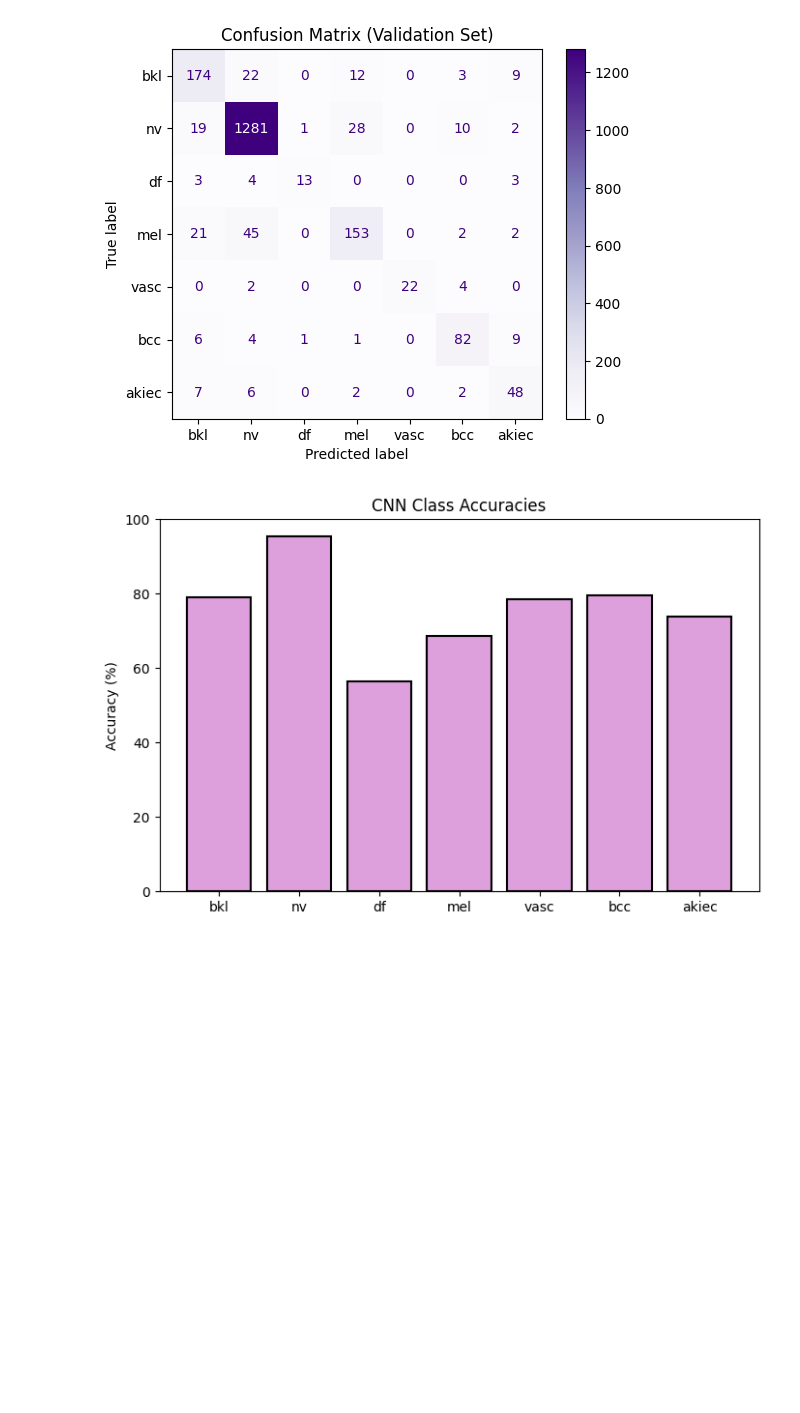
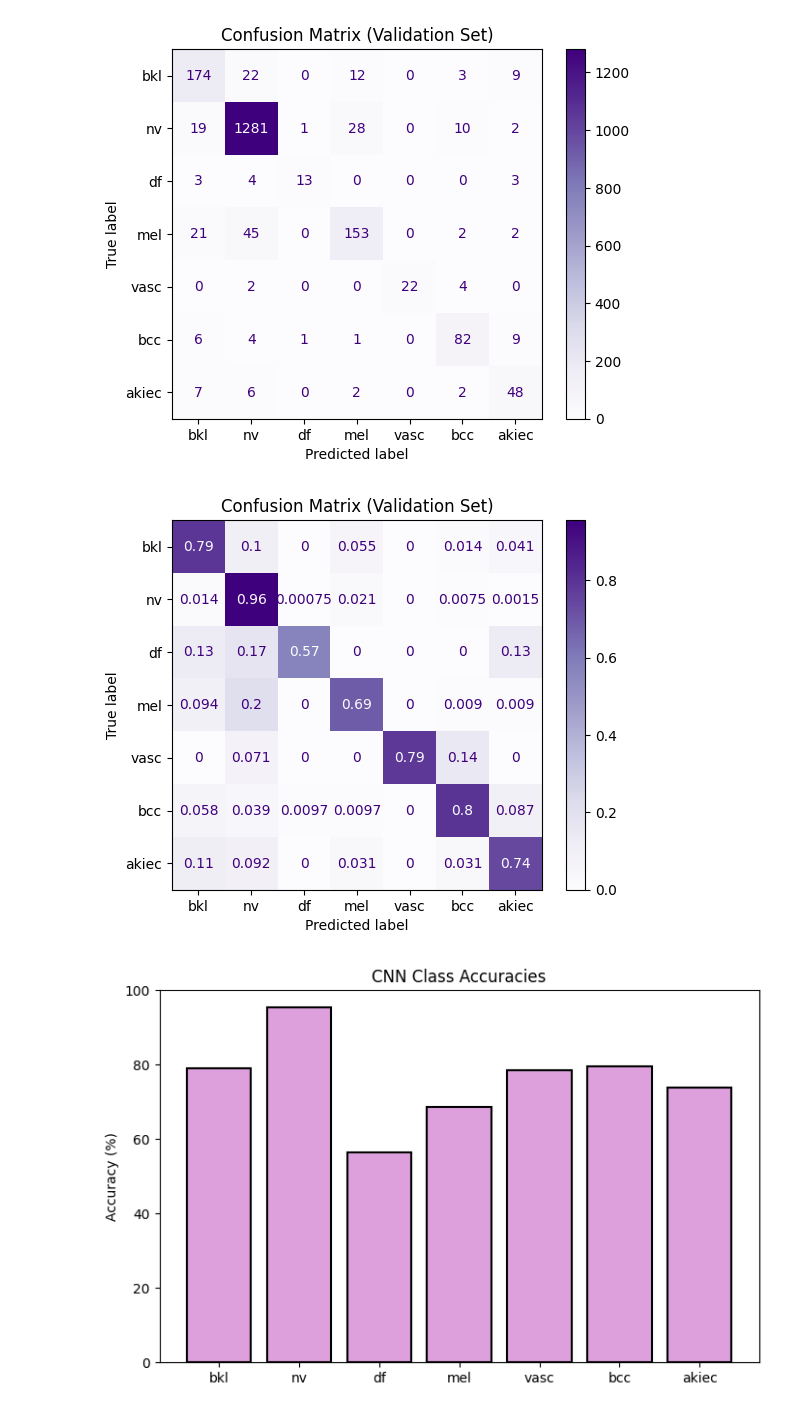
Before and after one commit to MarleaM/DeepLearningForSkinLesions, a Jupyter notebook: SkinLesionCNN.ipynb, the cells around one changed output. Drawn from its saved outputs; the diff is of its cells as text; code cells hidden in the pictures; blank space fills up the shorter version.

Commit message:
normalized conf mat for cnn

```diff
--- a/SkinLesionCNN.ipynb
+++ b/SkinLesionCNN.ipynb
@@ -357,6 +347,54 @@ plt.title("Confusion Matrix (Validation Set)")
 plt.show()
 # %% [output]
 [figure]
+# %%
+from sklearn.metrics import confusion_matrix, ConfusionMatrixDisplay
+import matplotlib.pyplot as plt
+
+# rebuild model but with no weights
+model_cm = efficientnet_b2(weights=None)
+num_classes = len(label_map)
+model_cm.classifier[1] = nn.Linear(model_cm.classifier[1].in_features, num_classes)
+model_cm = model_cm.to(device)
+
+# load best saved weights
+state_dict = torch.load("best_effnet_b2_nodataset.pth", map_location=device)
+model_cm.load_state_dict(state_dict)
+model_cm.eval()
+
+# collect predictions from validation set
+all_true = []
+all_preds = []
+
+with torch.no_grad():
+    for start in range(0, len(val_paths), batch_size):
+        batch_paths = val_paths[start:start + batch_size]
+        batch_labs = val_labels[start:start + batch_size]
+
+        batch_imgs = []
+        for path in batch_paths:
+            img_tensor = load_image_tensor(path, val_transform)
+            batch_imgs.append(img_tensor)
+
+        images = torch.stack(batch_imgs).to(device)
+        labels = torch.tensor(batch_labs, dtype=torch.long).to(device)
+
+        outputs = model_cm(images)
+        _, preds = torch.max(outputs, 1)
+
+        all_true.extend(labels.cpu().numpy())
+        all_preds.extend(preds.cpu().numpy())
+
+# make confusion matrix
+cm = confusion_matrix(all_true, all_preds, normalize='true')
+class_names = list(label_map.keys())
+
+disp = ConfusionMatrixDisplay(confusion_matrix=cm, display_labels=class_names)
+disp.plot(cmap="Purples")
+plt.title("Confusion Matrix (Validation Set)")
+plt.show()
+# %% [output]
+[figure, added]
 # %%
 counts = cm.sum(axis=1)
 tp = np.diag(cm)
```
Also changed, not shown: parts of 1 cell of this notebook.
